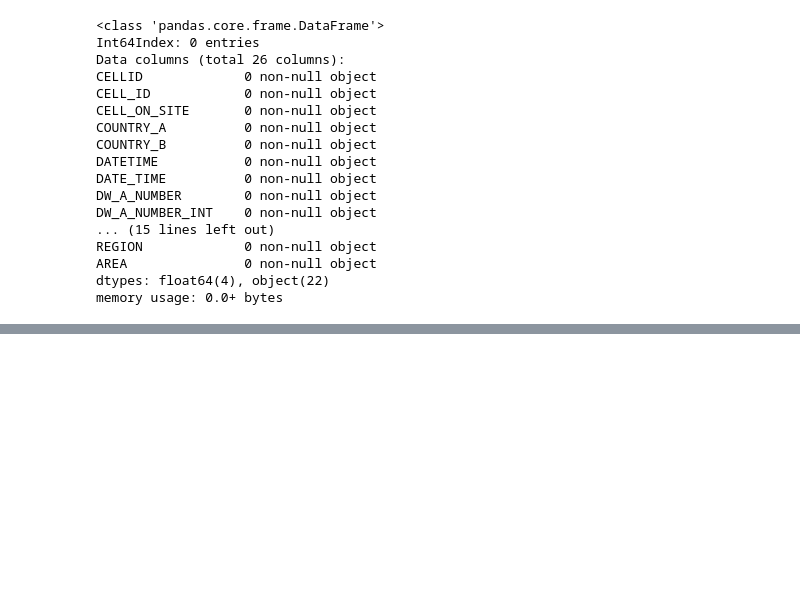
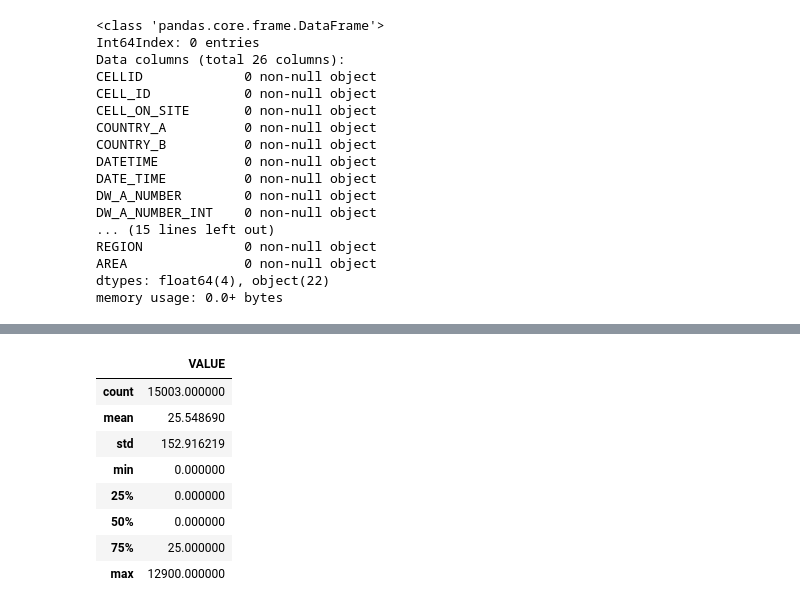
Before and after one commit to 254-collab/Week-3-IP, a Jupyter notebook: Moringa_Data_Science_Prep_W3_Independent_Project_2019_07_Machocho_Mengo_Python.ipynb, the cells around one changed output, grey strips where cells are left out. Cells and saved outputs as stored; diff of their text form; code cells hidden in the pictures; blank space fills up the shorter version.

```diff
--- a/Moringa_Data_Science_Prep_W3_Independent_Project_2019_07_Machocho_Mengo_Python.ipynb
+++ b/Moringa_Data_Science_Prep_W3_Independent_Project_2019_07_Machocho_Mengo_Python.ipynb
@@ -405,0 +462,12 @@ Name: VALUE, dtype: float64
+# %%
+df6.describe()
+# %% [output]
+|  | VALUE |
+| count | 15003.000000 |
+| mean | 25.548690 |
+| std | 152.916219 |
+| min | 0.000000 |
+| 25% | 0.000000 |
+| 50% | 0.000000 |
+| 75% | 25.000000 |
+| max | 12900.000000 |
```
Also changed, not shown: parts of 63 cells of this notebook.
